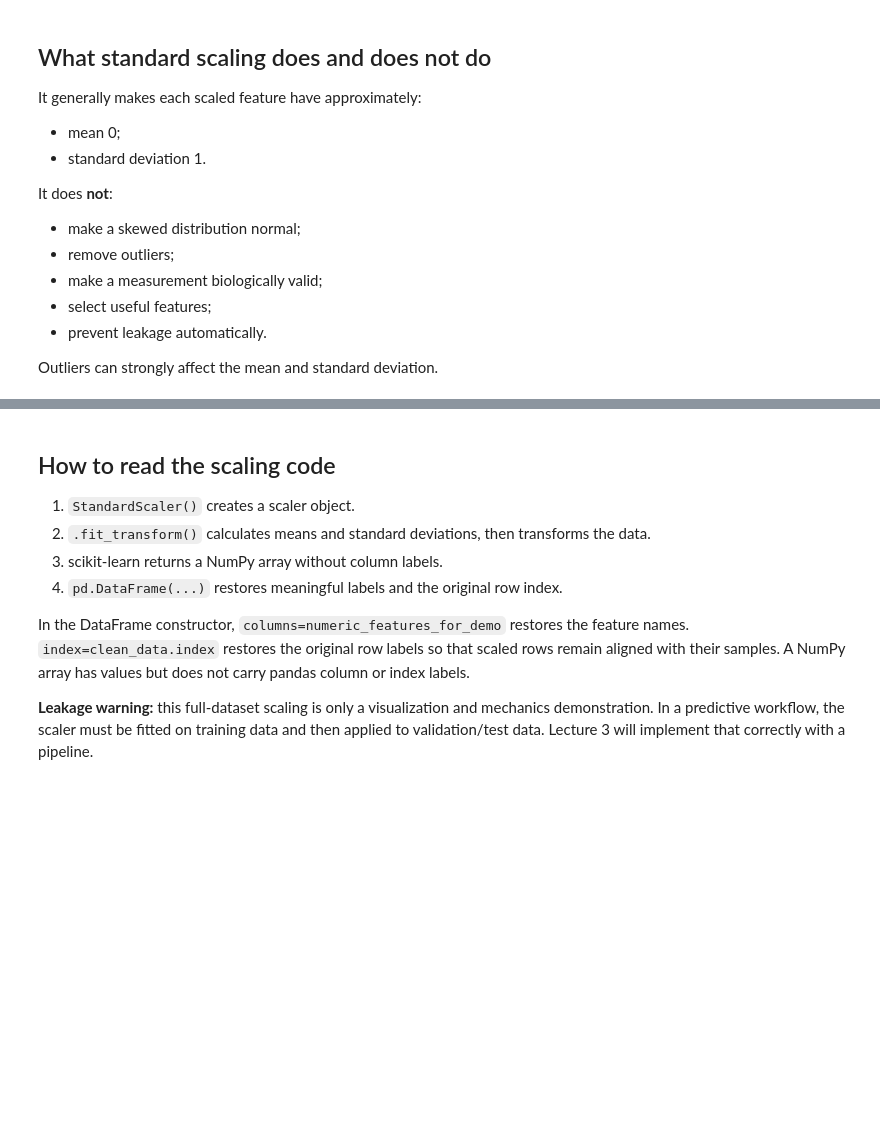
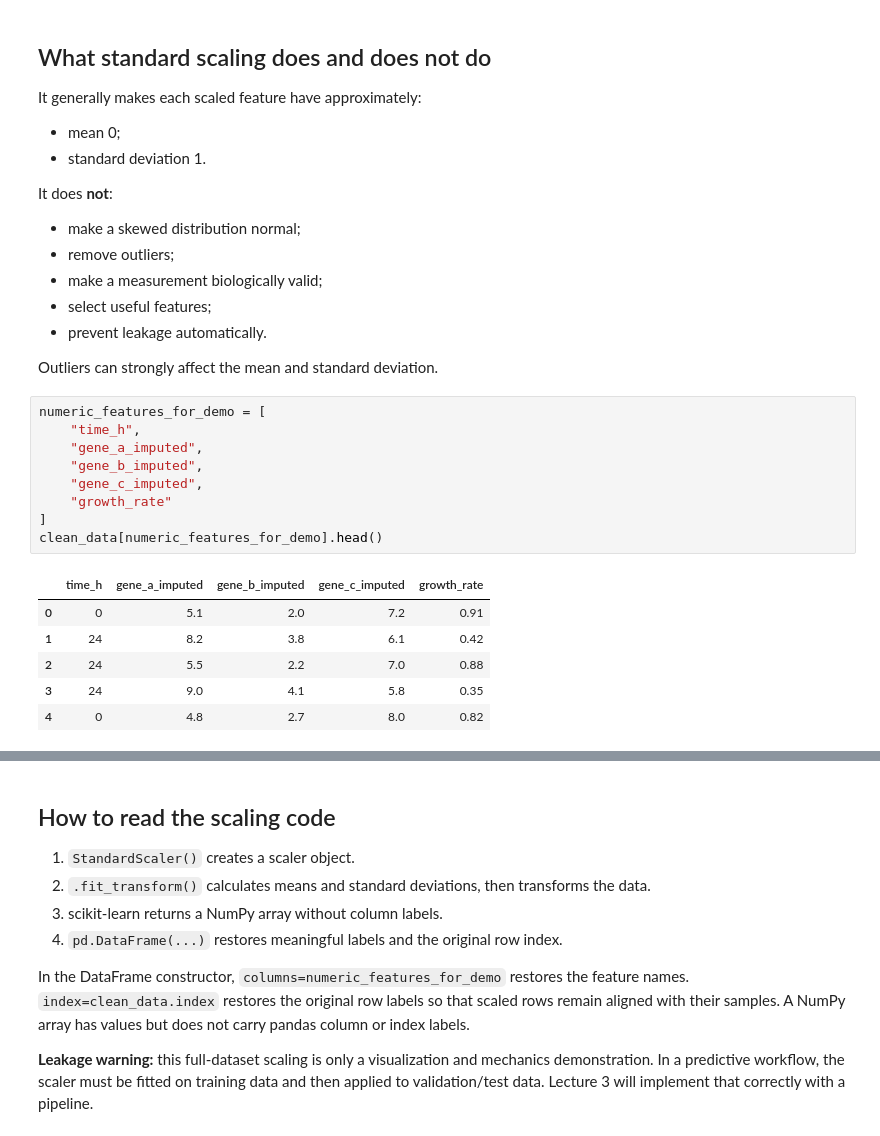
Before and after one commit to clabe-wekesa/BioinfoClassRoom, a Jupyter notebook: SBI812/Lecture_2.ipynb, the cells around one changed output, grey strips where cells are left out. Cells and saved outputs as stored; diff of their text form; blank space fills up the shorter version.

```diff
--- a/SBI812/Lecture_2.ipynb
+++ b/SBI812/Lecture_2.ipynb
@@ -978,4 +1195,20 @@ It does **not**:
 - prevent leakage automatically.
 
 Outliers can strongly affect the mean and standard deviation.
+# %%
+numeric_features_for_demo = [
+    "time_h",
+    "gene_a_imputed",
+    "gene_b_imputed",
+    "gene_c_imputed",
+    "growth_rate"
+]
+clean_data[numeric_features_for_demo].head()
+# %% [output]
+|  | time_h | gene_a_imputed | gene_b_imputed | gene_c_imputed | growth_rate |
+| 0 | 0 | 5.1 | 2.0 | 7.2 | 0.91 |
+| 1 | 24 | 8.2 | 3.8 | 6.1 | 0.42 |
+| 2 | 24 | 5.5 | 2.2 | 7.0 | 0.88 |
+| 3 | 24 | 9.0 | 4.1 | 5.8 | 0.35 |
+| 4 | 0 | 4.8 | 2.7 | 8.0 | 0.82 |
 # %%
```
Also changed, not shown: parts of 36 cells of this notebook, 10 other files.
